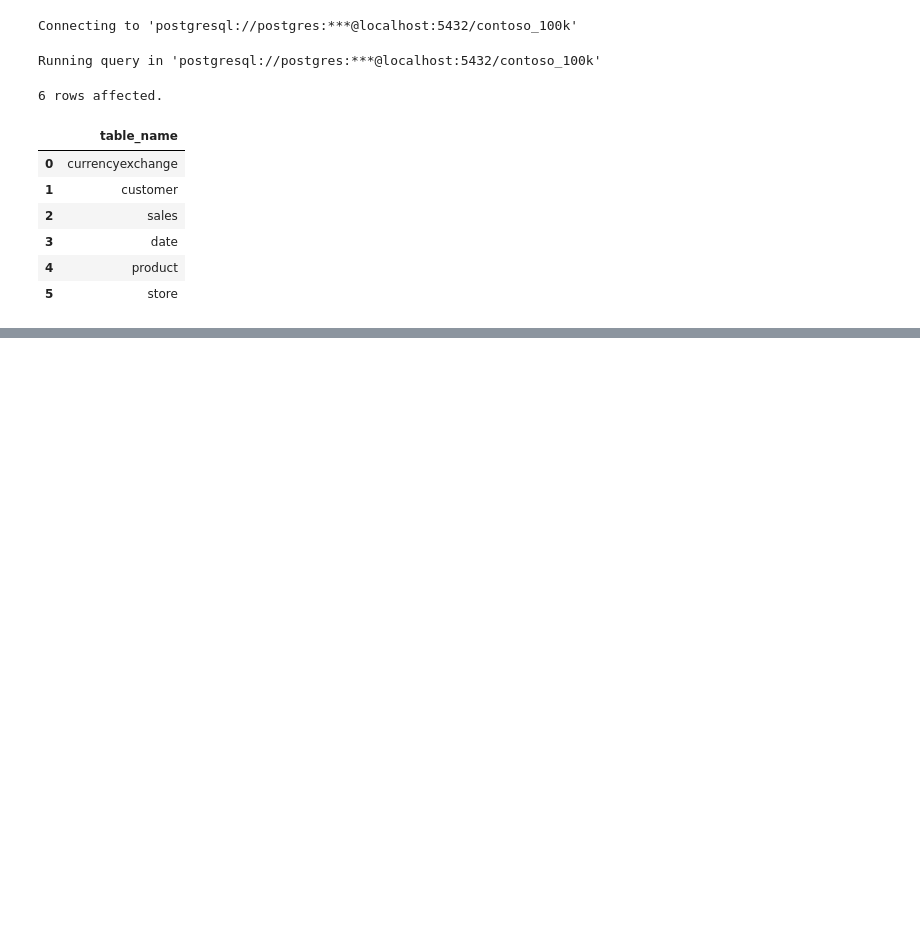
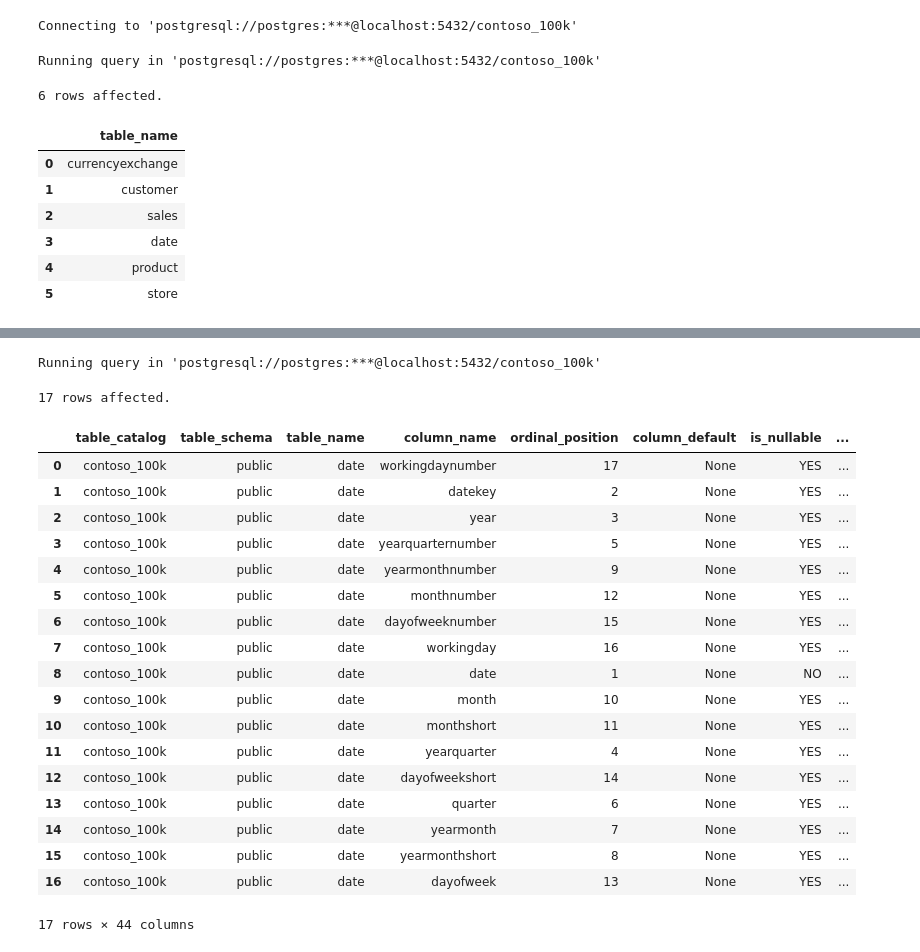
Before and after one commit to nitish5711/Correlation_in_python, a Jupyter notebook: Resources/Blank_SQL_Notebook.ipynb, the cells around one changed output, grey strips where cells are left out. Cells and saved outputs as stored; diff of their text form; code cells hidden in the pictures; blank space fills up the shorter version.

```diff
--- a/Resources/Blank_SQL_Notebook.ipynb
+++ b/Resources/Blank_SQL_Notebook.ipynb
@@ -89,0 +131,27 @@ Running query in 'postgresql://postgres:***@localhost:5432/contoso_100k'
+# %%
+%%sql
+SELECT *
+FROM information_schema.columns
+WHERE table_name='date'
+# %% [output]
+Running query in 'postgresql://postgres:***@localhost:5432/contoso_100k'
+17 rows affected.
+|  | table_catalog | table_schema | table_name | column_name | ordinal_position | column_default | is_nullable | ... |
+| 0 | contoso_100k | public | date | workingdaynumber | 17 | None | YES | ... |
+| 1 | contoso_100k | public | date | datekey | 2 | None | YES | ... |
+| 2 | contoso_100k | public | date | year | 3 | None | YES | ... |
+| 3 | contoso_100k | public | date | yearquarternumber | 5 | None | YES | ... |
+| 4 | contoso_100k | public | date | yearmonthnumber | 9 | None | YES | ... |
+| 5 | contoso_100k | public | date | monthnumber | 12 | None | YES | ... |
+| 6 | contoso_100k | public | date | dayofweeknumber | 15 | None | YES | ... |
+| 7 | contoso_100k | public | date | workingday | 16 | None | YES | ... |
+| 8 | contoso_100k | public | date | date | 1 | None | NO | ... |
+| 9 | contoso_100k | public | date | month | 10 | None | YES | ... |
+| 10 | contoso_100k | public | date | monthshort | 11 | None | YES | ... |
+| 11 | contoso_100k | public | date | yearquarter | 4 | None | YES | ... |
+| 12 | contoso_100k | public | date | dayofweekshort | 14 | None | YES | ... |
+| 13 | contoso_100k | public | date | quarter | 6 | None | YES | ... |
+| 14 | contoso_100k | public | date | yearmonth | 7 | None | YES | ... |
+| 15 | contoso_100k | public | date | yearmonthshort | 8 | None | YES | ... |
+| 16 | contoso_100k | public | date | dayofweek | 13 | None | YES | ... |
+17 rows × 44 columns
```
Also changed, not shown: parts of 6 cells of this notebook.
